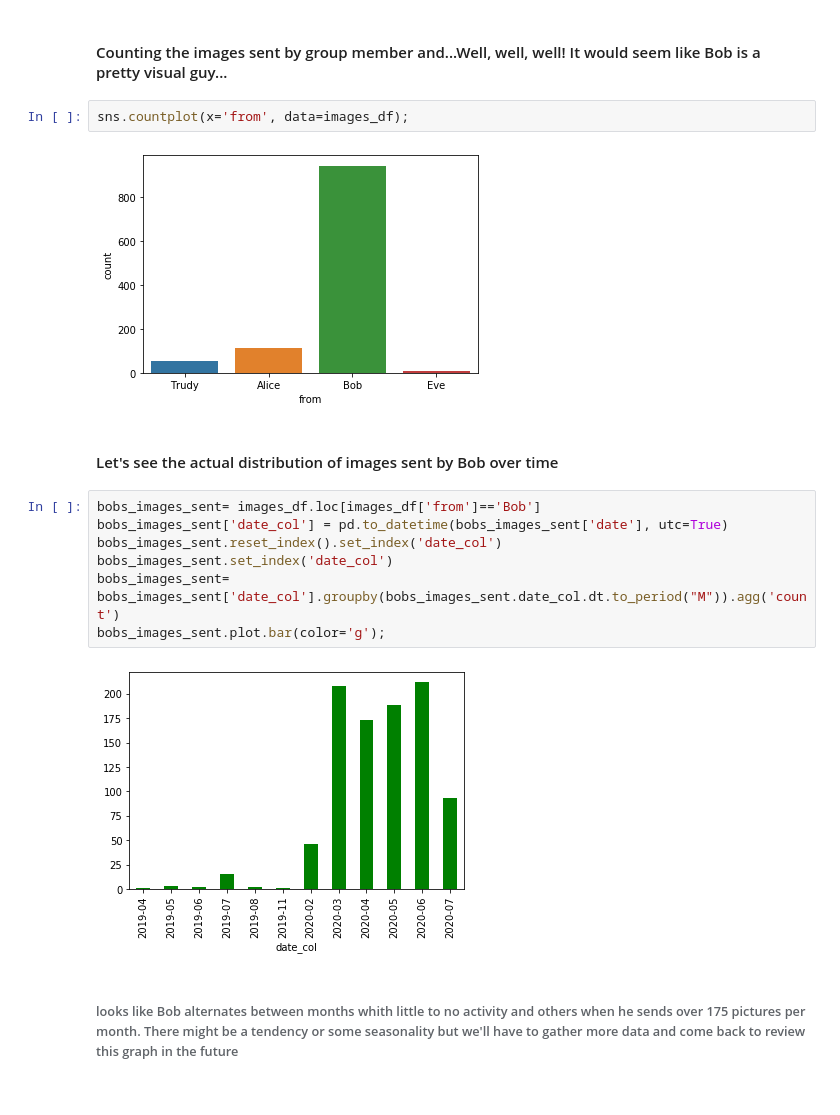
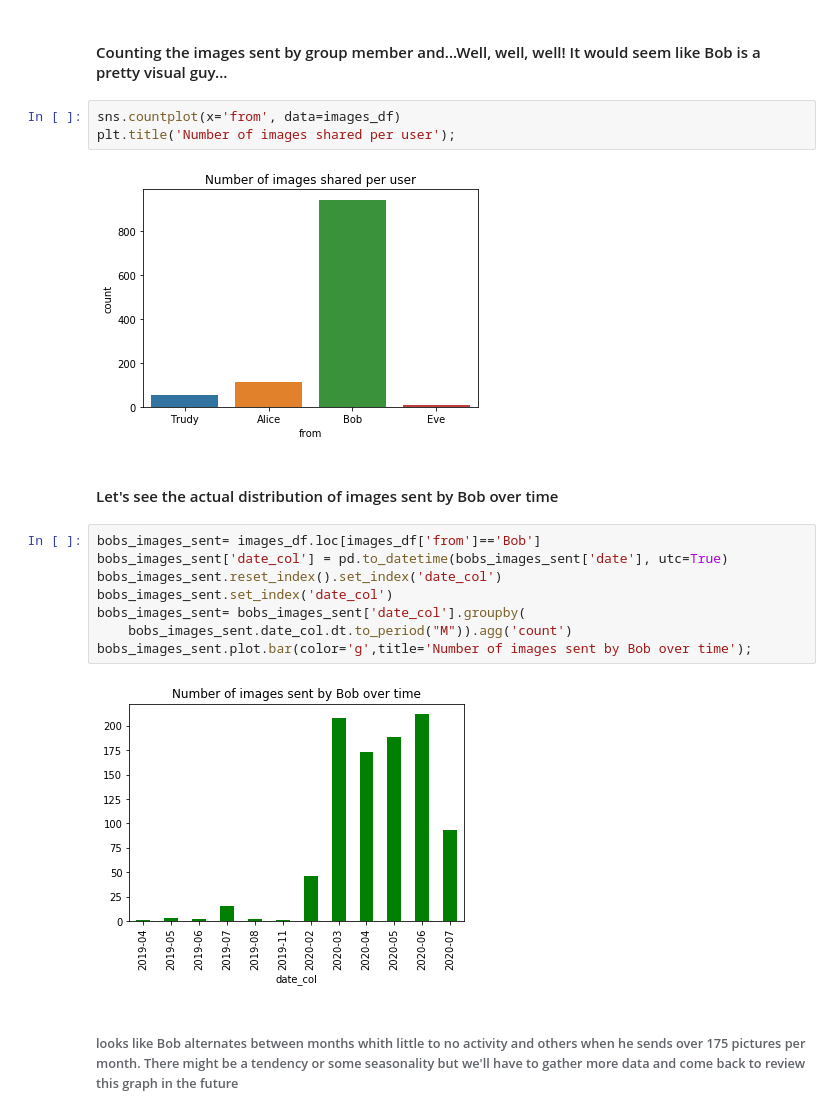
Before and after one commit to galimba/telegram-group-analytics, a Jupyter notebook: terapia_de_grupo.ipynb, the cells around one changed output. Saved outputs shown, nothing was run; the diff lists cells and outputs as text.

```diff
--- a/terapia_de_grupo.ipynb
+++ b/terapia_de_grupo.ipynb
@@ -262,9 +266,10 @@ images_df.sample(5)
 # %% [markdown]
 #### Counting the images sent by group member and...Well, well, well! It would seem like Bob is a pretty visual guy...
 # %%
-sns.countplot(x='from', data=images_df);
+sns.countplot(x='from', data=images_df)
+plt.title('Number of images shared per user');
 # %% [output]
-[figure, old version]
+[figure, new version]
 # %% [markdown]
 #### Let's see the actual distribution of images sent by Bob over time
 # %%
@@ -272,10 +277,11 @@ bobs_images_sent= images_df.loc[images_df['from']=='Bob']
 bobs_images_sent['date_col'] = pd.to_datetime(bobs_images_sent['date'], utc=True)
 bobs_images_sent.reset_index().set_index('date_col')
 bobs_images_sent.set_index('date_col')
-bobs_images_sent= bobs_images_sent['date_col'].groupby(bobs_images_sent.date_col.dt.to_period("M")).agg('count')
-bobs_images_sent.plot.bar(color='g');
+bobs_images_sent= bobs_images_sent['date_col'].groupby(
+    bobs_images_sent.date_col.dt.to_period("M")).agg('count')
+bobs_images_sent.plot.bar(color='g',title='Number of images sent by Bob over time');
 # %% [output]
-[figure, old version]
+[figure, new version]
 # %% [markdown]
 ###### looks like Bob alternates between months whith little to no activity and others when he sends over 175 pictures per month. There might be a tendency or some seasonality but we'll have to gather more data and come back to review this graph in the future
 # %% [markdown]
```
Also changed, not shown: parts of 39 cells of this notebook.
